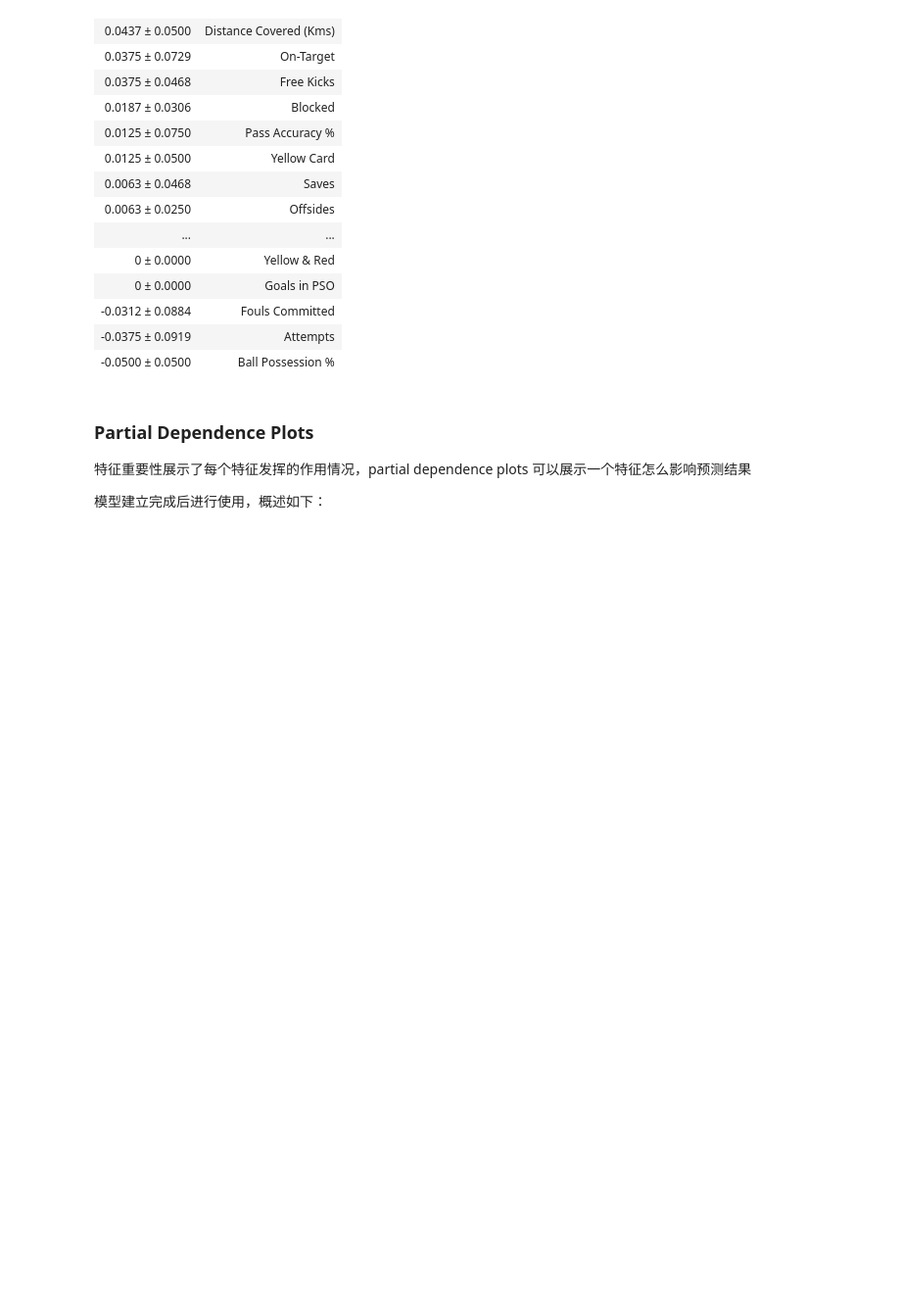
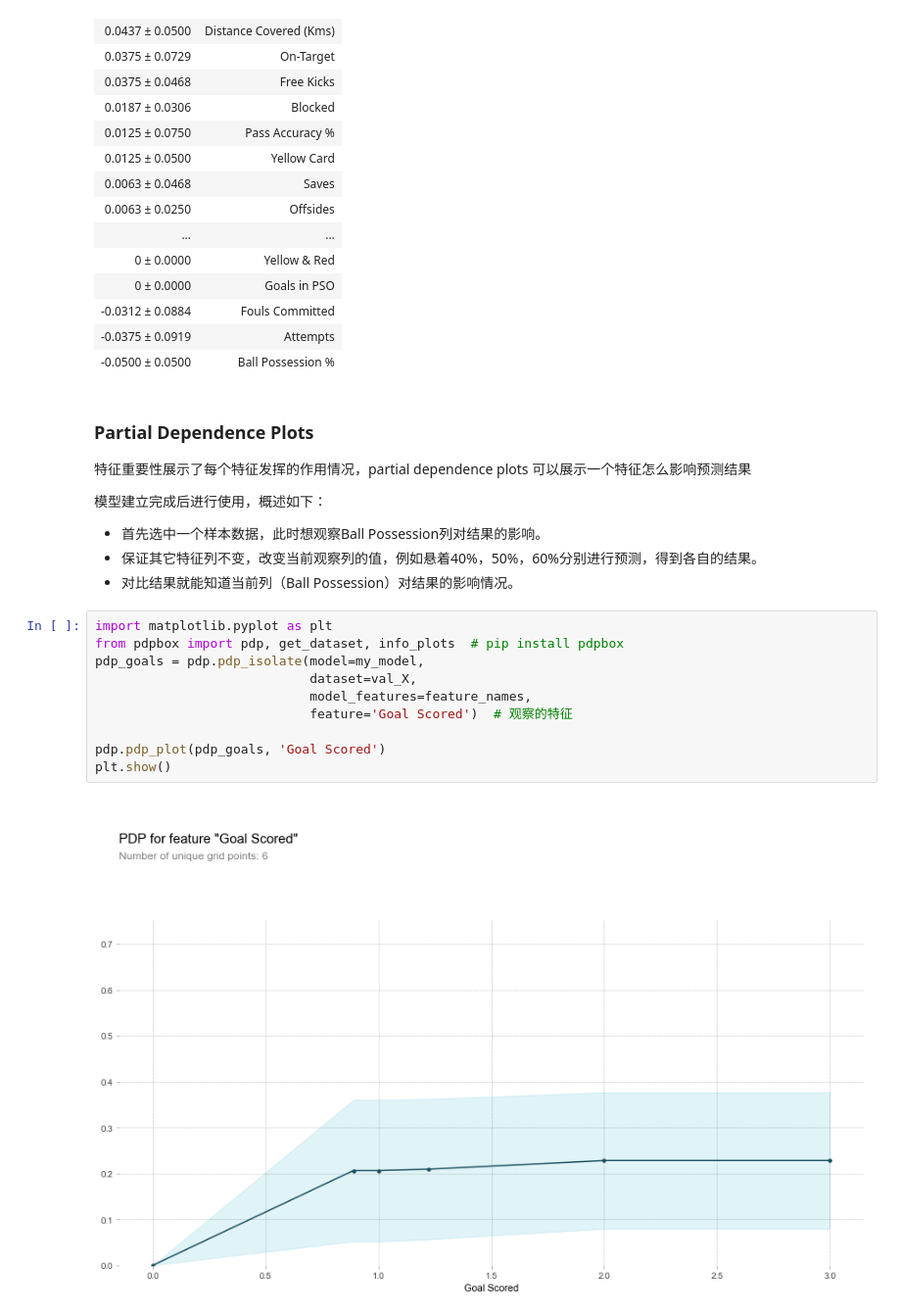
Before and after one commit to ben1234560/AiLearning-Theory-Applying, a Jupyter notebook: 机器学习竞赛实战_优胜解决方案/特征工程建模/模型解释.ipynb, the cells around one changed output. Shown: that part at 98% size. Cells and saved outputs as stored; diff of their text form; blank space fills up the shorter version.

```diff
--- a/机器学习竞赛实战_优胜解决方案/特征工程建模/模型解释.ipynb
+++ b/机器学习竞赛实战_优胜解决方案/特征工程建模/模型解释.ipynb
@@ -79,3 +79,19 @@ eli5.show_weights(perm, feature_names=val_X.columns.tolist())
 特征重要性展示了每个特征发挥的作用情况，partial dependence plots 可以展示一个特征怎么影响预测结果
 
 模型建立完成后进行使用，概述如下：
+<ul>
+    <li>首先选中一个样本数据，此时想观察Ball Possession列对结果的影响。
+    <li>保证其它特征列不变，改变当前观察列的值，例如悬着40%，50%，60%分别进行预测，得到各自的结果。
+    <li>对比结果就能知道当前列（Ball Possession）对结果的影响情况。
+# %%
+import matplotlib.pyplot as plt
+from pdpbox import pdp, get_dataset, info_plots  # pip install pdpbox
+pdp_goals = pdp.pdp_isolate(model=my_model,
+                            dataset=val_X,
+                            model_features=feature_names,
+                            feature='Goal Scored')  # 观察的特征
+
+pdp.pdp_plot(pdp_goals, 'Goal Scored')
+plt.show()
+# %% [output]
+[figure, added]
```
Also changed, not shown: parts of 1 cell of this notebook.
